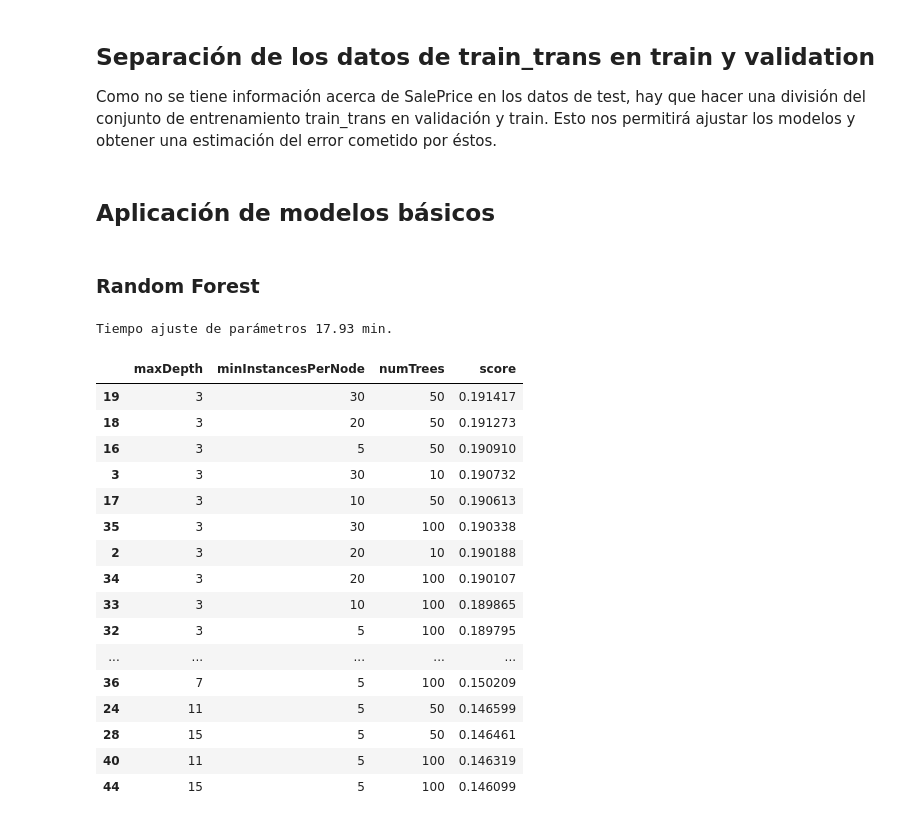
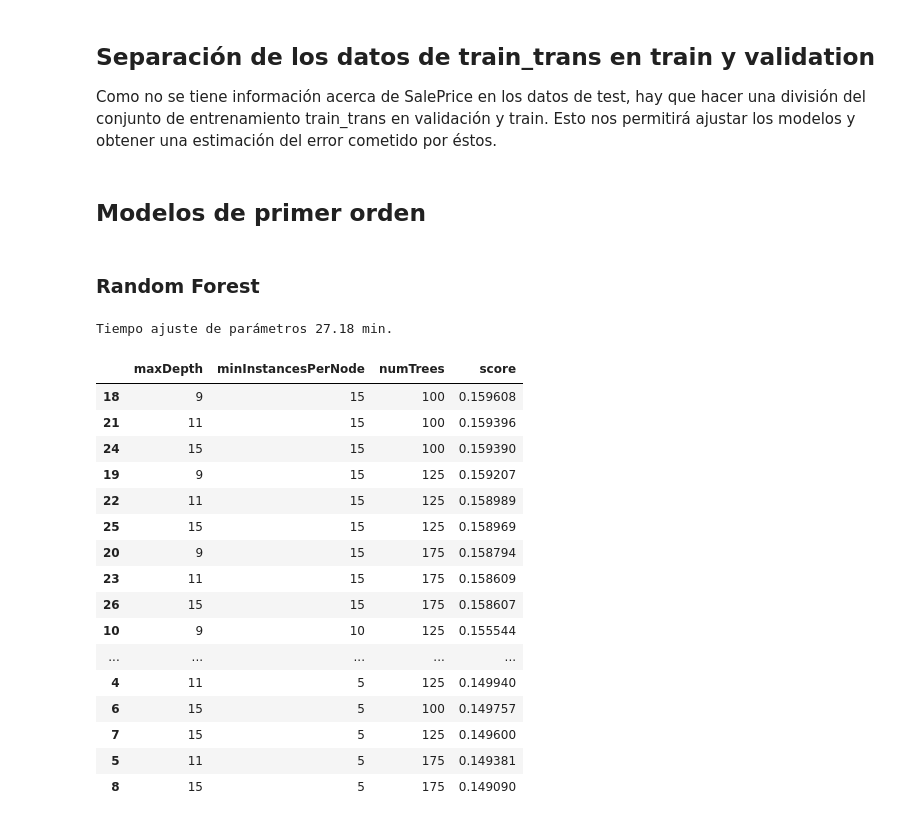
Before and after one commit to maberrocal/Data_Science_with_Spark, a Jupyter notebook: 3. Modelos.ipynb, the cells around one changed output. Drawn from its saved outputs; the diff is of its cells as text; code cells hidden in the pictures.

```diff
--- a/3. Modelos.ipynb
+++ b/3. Modelos.ipynb
@@ -42,3 +48,28 @@ seed = 2017
+# %%
+class UserEval(Evaluator):
+    '''
+    When a userID is predicted when it is not already trained (all userID  data is used on validation
+    group and none of them to train), prediction is nan,  so RegressionEvaluator returns Nan.
+    To solve this we must change RegressionEvaluator by MiValidacion
+    '''
+    def __init__(self,predictionCol='prediction', targetCol='label'):
+        super(UserEval, self).__init__()
+        self.predictionCol=predictionCol
+        self.targetCol=targetCol
+
+    def _evaluate(self, dataset):
+        error=self.rmsle(dataset,self.predictionCol,self.targetCol)
+        return error
+
+    def isLargerBetter(self):
+        return False
+
+    @staticmethod
+    def rmsle(dataset,predictionCol,targetCol):
+        return sqrt(dataset.select(avg((log1p(dataset[targetCol]) - log1p(dataset[predictionCol])) ** 2)).first()[0])
+
+
+evaluator = UserEval()
 # %% [markdown]
 ## Lectura de datos
 
@@ -131,58 +162,58 @@ only showing top 5 rows
 Como no se tiene información acerca de SalePrice en los datos de test, hay que hacer una división del conjunto de entrenamiento train_trans en validación y train. Esto nos permitirá ajustar los modelos y obtener una estimación del error cometido por éstos.
 # %%
 train, validation = train_trans.randomSplit([0.75, 0.25], seed=seed)
-# %% [markdown]
-## Aplicación de modelos básicos
+# %% [markdown]
+## Modelos de primer orden
 # %% [markdown]
 ### Random Forest
 # %%
 # Instanciación del modelo
 rf_1 = RandomForestRegressor(predictionCol='p_rf_1', seed=seed)
 
 # Definición del grid
 paramGrid = ParamGridBuilder() \
-    .addGrid(rf_1.minInstancesPerNode, [5,10,20,30]) \
-    .addGrid(rf_1.maxDepth, [3, 7, 11, 15]) \
-    .addGrid(rf_1.numTrees, [10, 50, 100]) \
+    .addGrid(rf_1.minInstancesPerNode, [5, 10, 15]) \
+    .addGrid(rf_1.maxDepth, [9, 11, 15]) \
+    .addGrid(rf_1.numTrees, [100, 125, 175]) \
     .build()
 
 # Instanciación del método de crosvalidación
 crossval = CrossValidator(estimator=rf_1,
                           estimatorParamMaps=paramGrid,
                           evaluator=UserEval(predictionCol='p_rf_1'),
                           numFolds=5,
                           seed=seed)
 
 
 t0 = time.time()
 rf_1_cv_mod = crossval.fit(train)
 tt = time.time() - t0
 print('Tiempo ajuste de parámetros {} min.'.format(round(tt/60,2)))
 
 # Tabla results
 par_map = rf_1_cv_mod.getEstimatorParamMaps()
 lpars = [{par.name: value for par, value in par_comb.items()} for par_comb in par_map]
 
 pars_df = pd.DataFrame(lpars)
 pars_df['score'] = rf_1_cv_mod.avgMetrics
 pars_df.sort_values(by='score', ascending=False)
 # %% [output]
-Tiempo ajuste de parámetros 17.93 min.
+Tiempo ajuste de parámetros 27.18 min.
 |  | maxDepth | minInstancesPerNode | numTrees | score |
-| 19 | 3 | 30 | 50 | 0.191417 |
-| 18 | 3 | 20 | 50 | 0.191273 |
-| 16 | 3 | 5 | 50 | 0.190910 |
-| 3 | 3 | 30 | 10 | 0.190732 |
-| 17 | 3 | 10 | 50 | 0.190613 |
-| 35 | 3 | 30 | 100 | 0.190338 |
-| 2 | 3 | 20 | 10 | 0.190188 |
-| 34 | 3 | 20 | 100 | 0.190107 |
-| 33 | 3 | 10 | 100 | 0.189865 |
-| 32 | 3 | 5 | 100 | 0.189795 |
+| 18 | 9 | 15 | 100 | 0.159608 |
+| 21 | 11 | 15 | 100 | 0.159396 |
+| 24 | 15 | 15 | 100 | 0.159390 |
+| 19 | 9 | 15 | 125 | 0.159207 |
+| 22 | 11 | 15 | 125 | 0.158989 |
+| 25 | 15 | 15 | 125 | 0.158969 |
+| 20 | 9 | 15 | 175 | 0.158794 |
+| 23 | 11 | 15 | 175 | 0.158609 |
+| 26 | 15 | 15 | 175 | 0.158607 |
+| 10 | 9 | 10 | 125 | 0.155544 |
 | ... | ... | ... | ... | ... |
-| 36 | 7 | 5 | 100 | 0.150209 |
-| 24 | 11 | 5 | 50 | 0.146599 |
-| 28 | 15 | 5 | 50 | 0.146461 |
-| 40 | 11 | 5 | 100 | 0.146319 |
-| 44 | 15 | 5 | 100 | 0.146099 |
+| 4 | 11 | 5 | 125 | 0.149940 |
+| 6 | 15 | 5 | 100 | 0.149757 |
+| 7 | 15 | 5 | 125 | 0.149600 |
+| 5 | 11 | 5 | 175 | 0.149381 |
+| 8 | 15 | 5 | 175 | 0.149090 |
 # %%
```
Also changed, not shown: parts of 18 cells of this notebook, 8 other files.
